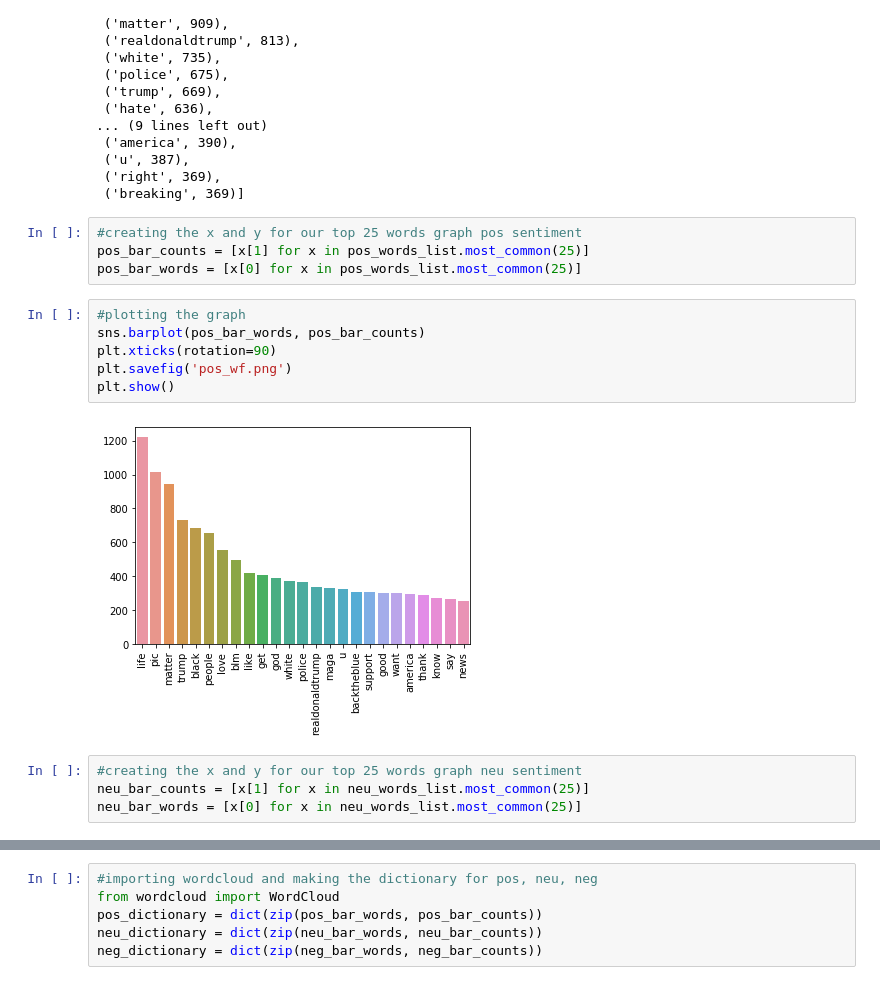
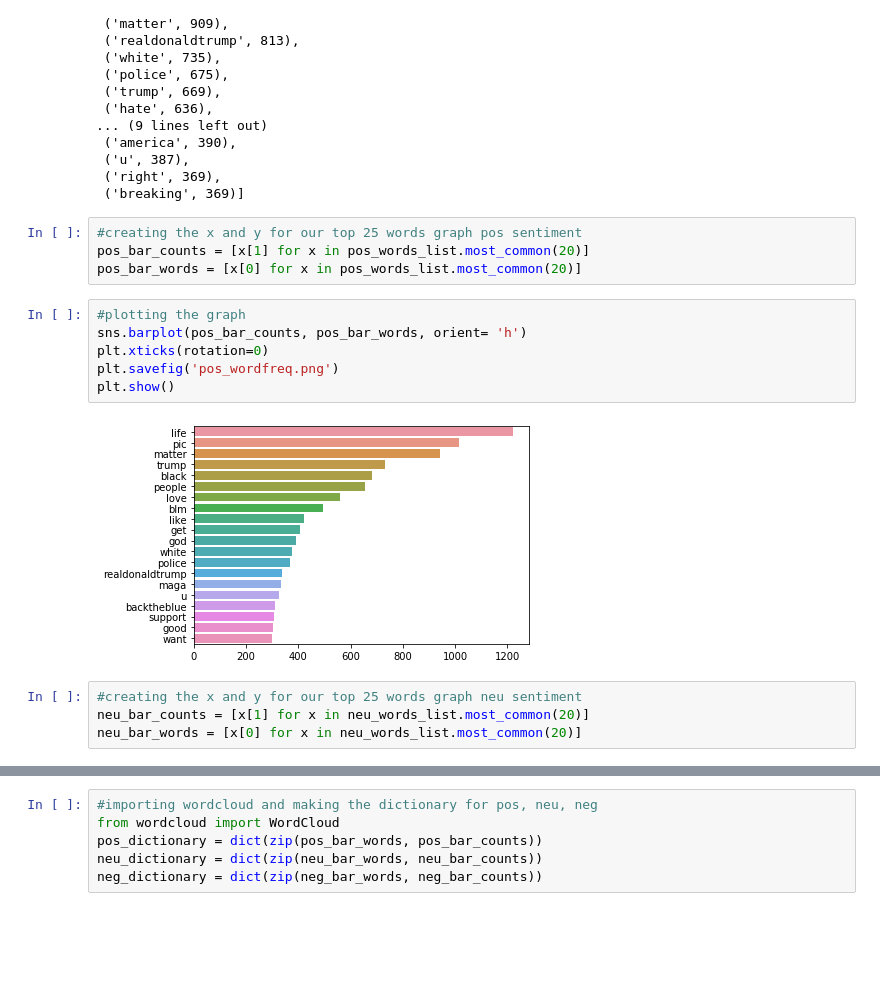
Before and after one commit to halujeff5/Depression_Analysis_Proj, a Jupyter notebook: WorkNB_Viz.ipynb, the cells around one changed output, grey strips where cells are left out. Saved outputs shown, nothing was run; the diff lists cells and outputs as text; blank space fills up the shorter version.

```diff
--- a/WorkNB_Viz.ipynb
+++ b/WorkNB_Viz.ipynb
@@ -483,19 +503,19 @@ neg_words_list.most_common(25)
  ('breaking', 369)]
 # %%
 #creating the x and y for our top 25 words graph pos sentiment
-pos_bar_counts = [x[1] for x in pos_words_list.most_common(25)]
-pos_bar_words = [x[0] for x in pos_words_list.most_common(25)]
+pos_bar_counts = [x[1] for x in pos_words_list.most_common(20)]
+pos_bar_words = [x[0] for x in pos_words_list.most_common(20)]
 # %%
 #plotting the graph
-sns.barplot(pos_bar_words, pos_bar_counts)
-plt.xticks(rotation=90)
-plt.savefig('pos_wf.png')
+sns.barplot(pos_bar_counts, pos_bar_words, orient= 'h')
+plt.xticks(rotation=0)
+plt.savefig('pos_wordfreq.png')
 plt.show()
 # %% [output]
-[figure, old version]
+[figure, new version]
 # %%
 #creating the x and y for our top 25 words graph neu sentiment
-neu_bar_counts = [x[1] for x in neu_words_list.most_common(25)]
-neu_bar_words = [x[0] for x in neu_words_list.most_common(25)]
+neu_bar_counts = [x[1] for x in neu_words_list.most_common(20)]
+neu_bar_words = [x[0] for x in neu_words_list.most_common(20)]
 # %%
 #plotting the graph
```
Also changed, not shown: parts of 11 cells of this notebook, 1 other file.
